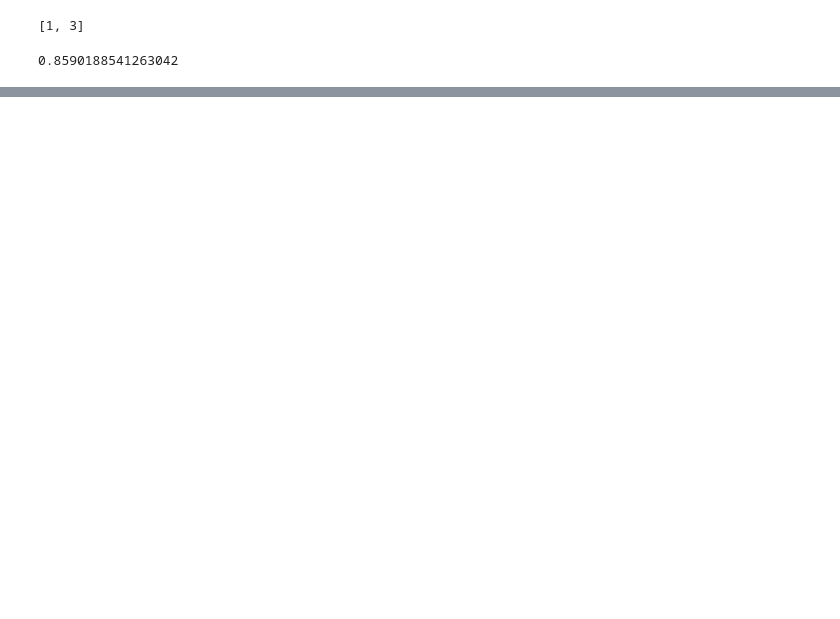
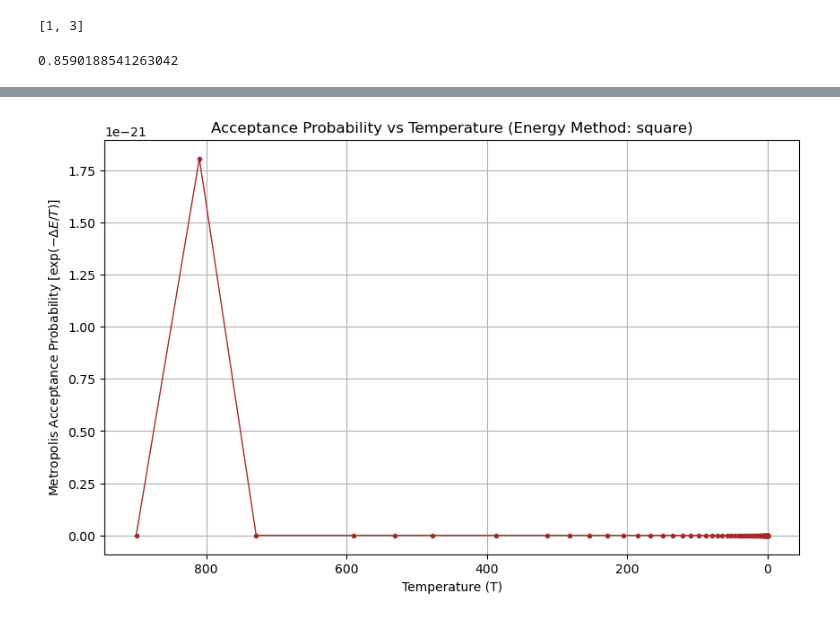
Before and after one commit to dangallego/tsp_simulated_annealing, a Jupyter notebook: Annealing_Test.ipynb, the cells around one changed output, grey strips where cells are left out. Cells and saved outputs as stored; diff of their text form; code cells hidden in the pictures; blank space fills up the shorter version.

```diff
--- a/Annealing_Test.ipynb
+++ b/Annealing_Test.ipynb
@@ -166,0 +267,11 @@ plt.show()
+# %%
+plt.figure(figsize=(10, 6))
+plt.plot(pressure_temperatures, acceptance_pressures, marker='o', markersize=3, linewidth=1, color = 'brown')
+plt.xlabel('Temperature (T)')
+plt.ylabel('Metropolis Acceptance Probability ' r'[$\exp(-\Delta E / T)$]')
+plt.title(f"Acceptance Probability vs Temperature (Energy Method: {method})")
+plt.gca().invert_xaxis()  # Optional: makes temperature appear high → low left to right
+plt.grid(True)
+plt.show()
+# %% [output]
+[figure, added]
```
Also changed, not shown: parts of 8 cells of this notebook.
